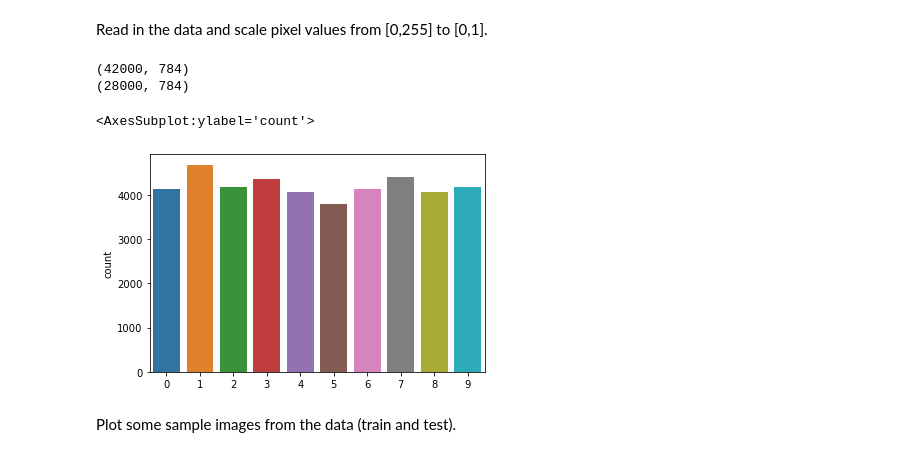
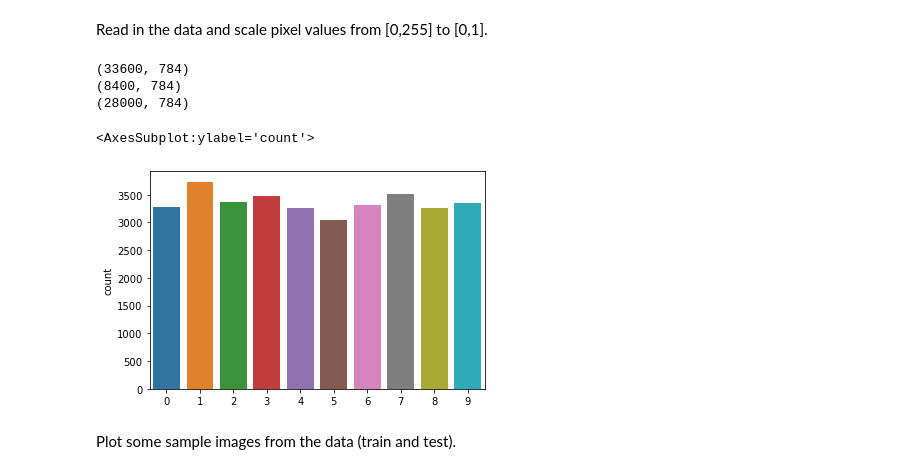
Before and after one commit to EricNeville/Kaggle-Digit-Recognizer, a Jupyter notebook: model.ipynb, the cells around one changed output. Saved outputs shown, nothing was run; the diff lists cells and outputs as text; code cells hidden in the pictures.

```diff
--- a/model.ipynb
+++ b/model.ipynb
@@ -11,17 +11,27 @@ Read in the data and scale pixel values from [0,255] to [0,1].
 # %%
 train = pd.read_csv("/kaggle/input/digit-recognizer/train.csv")
 test = pd.read_csv("/kaggle/input/digit-recognizer/test.csv")
+
 X_train = train.iloc[:,1:].values/255
 y_train = train.iloc[:,0].values
+
+X_val = X_train[33600:]
+y_val = y_train[33600:]
+X_train = X_train[:33600]
+y_train = y_train[:33600]
+
 X_test = test.values/255
+
 print(X_train.shape)
+print(X_val.shape)
 print(X_test.shape)
 sn.countplot(x = y_train)
 # %% [output]
-(42000, 784)
+(33600, 784)
+(8400, 784)
 (28000, 784)
 <AxesSubplot:ylabel='count'>
-[figure, old version]
+[figure, new version]
 # %% [markdown]
 Plot some sample images from the data (train and test).
 # %%
```
Also changed, not shown: parts of 58 cells of this notebook, 1 other file.
